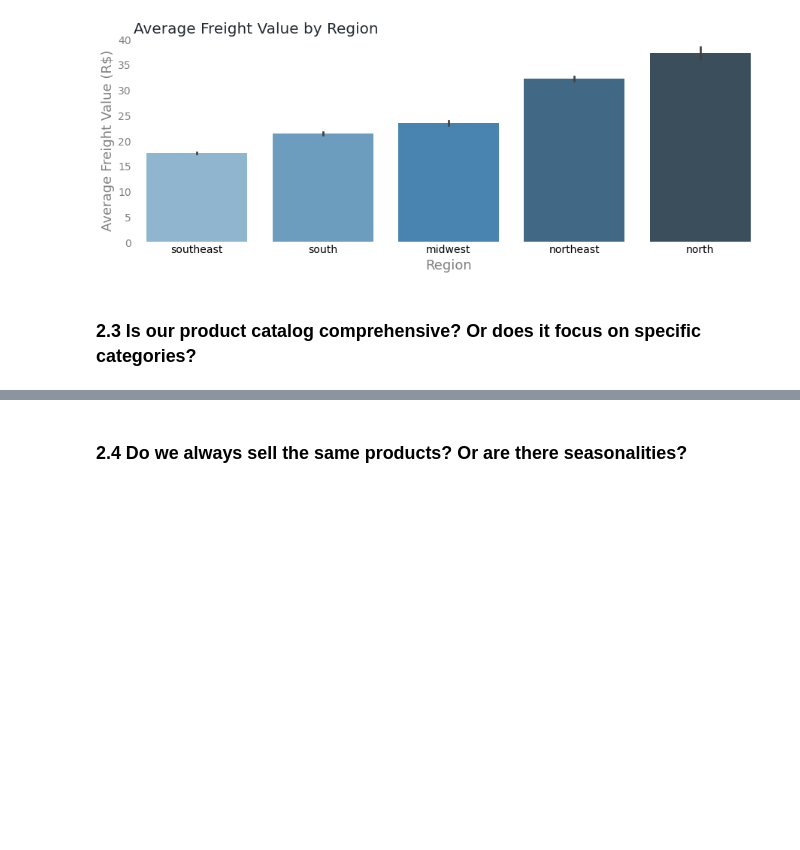
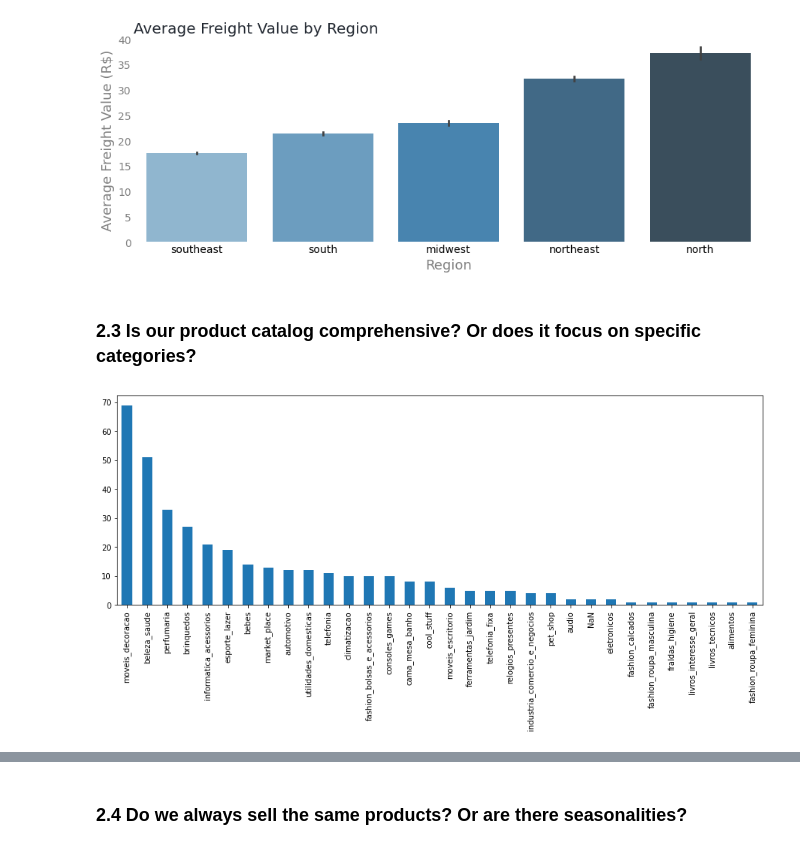
Before and after one commit to pauloreis-ds/olist, a Jupyter notebook: business_questions_insights/notebooks/1.0-pr-data-analysis-postgresql.ipynb, the cells around one changed output, grey strips where cells are left out. Cells and saved outputs as stored; diff of their text form; code cells hidden in the pictures; blank space fills up the shorter version.

```diff
--- a/business_questions_insights/notebooks/1.0-pr-data-analysis-postgresql.ipynb
+++ b/business_questions_insights/notebooks/1.0-pr-data-analysis-postgresql.ipynb
@@ -721,3 +721,19 @@ plt.yticks(size=14, color='grey');
 [figure]
 # %% [markdown]
 ### 2.3 Is our product catalog comprehensive? Or does it focus on specific categories?
+# %%
+def _order_id_category_df_between(initial_date, final_date):
+    q =  f'''
+        SELECT order_items.order_id AS order_id,
+               product_category_name AS product_category_name
+        FROM products RIGHT JOIN order_items ON order_items.product_id = products.product_id
+                      LEFT JOIN orders ON orders.order_id = order_items.order_id
+        WHERE order_approved_at BETWEEN DATE('{initial_date}') AND DATE('{final_date}')
+        '''
+    return to_pandas(db.execute(q), ['order_id', 'category'])
+# %%
+products_categories = _order_id_category_df_between('2016-01-01','2017-01-01')
+products_categories_2016 = pd.get_dummies(products_categories['category']).sum().sort_values(ascending=False)
+pd.get_dummies(products_categories_2016.plot(kind='bar', figsize=(15,5)));
+# %% [output]
+[figure, added]
```
Also changed, not shown: parts of 5 cells of this notebook, 2 other files.
